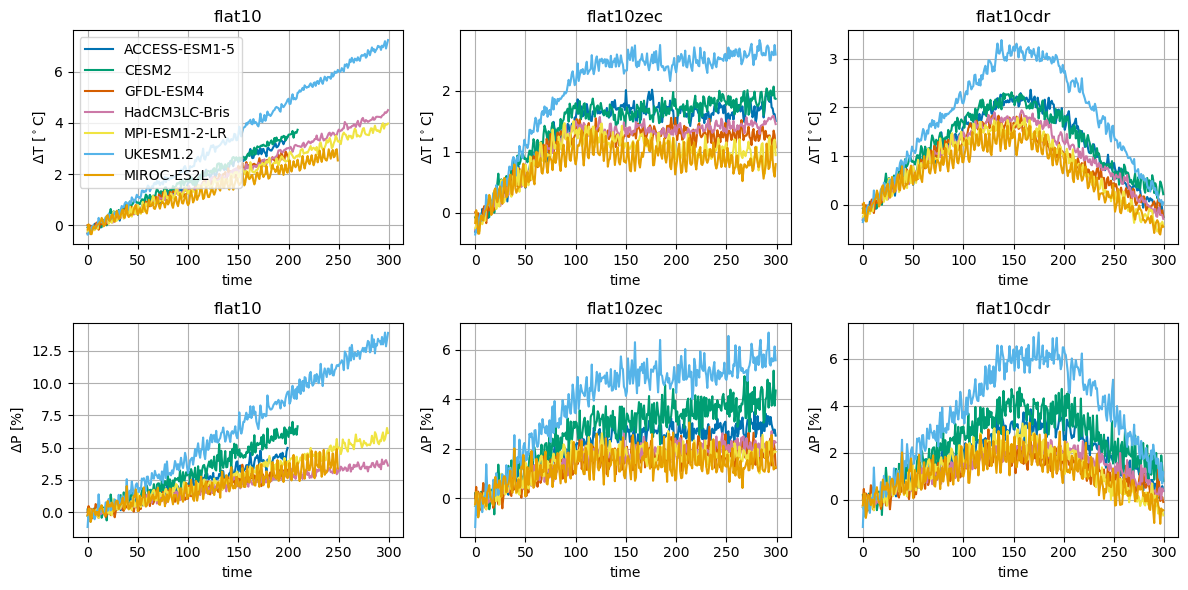
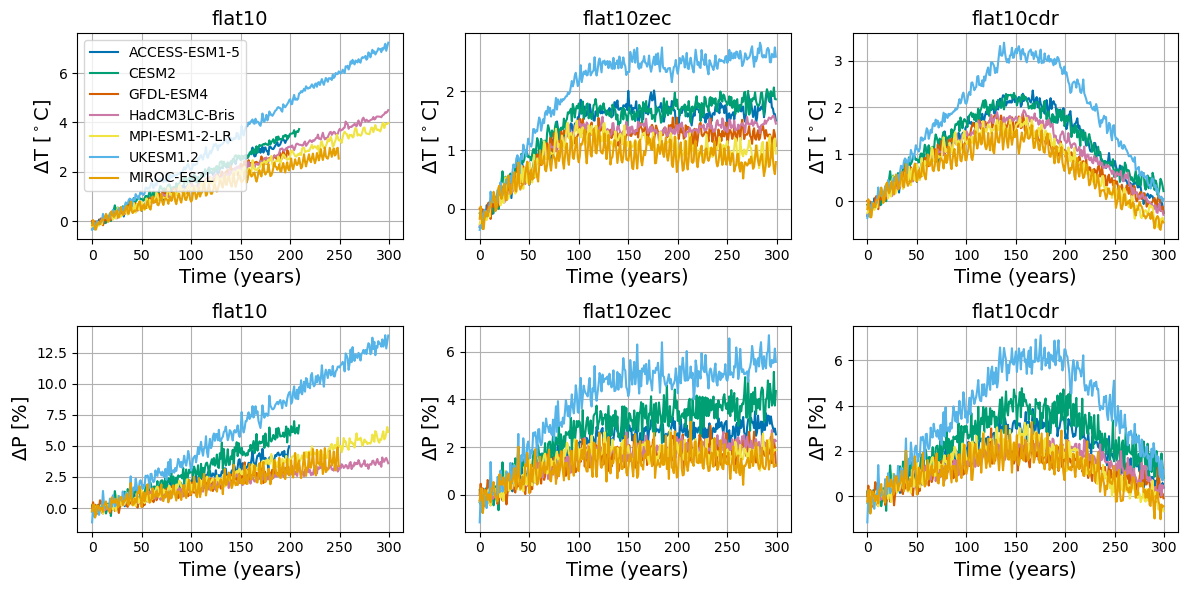
Unified diff of the notebook cell whose output changed from the first chart to the second:
--- before
+++ after
@@ -17,19 +17,20 @@
 axs_flat[0].legend()
 
-axs_flat[0].set_title('flat10')
-axs_flat[1].set_title('flat10zec')
-axs_flat[2].set_title('flat10cdr')
-axs_flat[3].set_title('flat10')
-axs_flat[4].set_title('flat10zec')
-axs_flat[5].set_title('flat10cdr')
+axs_flat[0].set_title('flat10', size=14)
+axs_flat[1].set_title('flat10zec', size=14)
+axs_flat[2].set_title('flat10cdr', size=14)
+axs_flat[3].set_title('flat10', size=14)
+axs_flat[4].set_title('flat10zec', size=14)
+axs_flat[5].set_title('flat10cdr', size=14)
 
-axs_flat[0].set_ylabel('$\Delta$T [$^\circ$C]')
-axs_flat[1].set_ylabel('$\Delta$T [$^\circ$C]')
-axs_flat[2].set_ylabel('$\Delta$T [$^\circ$C]')
-axs_flat[3].set_ylabel('$\Delta$P [%]')
-axs_flat[4].set_ylabel('$\Delta$P [%]')
-axs_flat[5].set_ylabel('$\Delta$P [%]')
+axs_flat[0].set_ylabel('$\Delta$T [$^\circ$C]', size=14)
+axs_flat[1].set_ylabel('$\Delta$T [$^\circ$C]', size=14)
+axs_flat[2].set_ylabel('$\Delta$T [$^\circ$C]', size=14)
+axs_flat[3].set_ylabel('$\Delta$P [%]', size=14)
+axs_flat[4].set_ylabel('$\Delta$P [%]', size=14)
+axs_flat[5].set_ylabel('$\Delta$P [%]', size=14)
 for i in range(6):
     axs_flat[i].grid()
+    axs_flat[i].set_xlabel('Time (years)', size=14)
 
 plt.tight_layout()

Commit: updates to figure readability etc